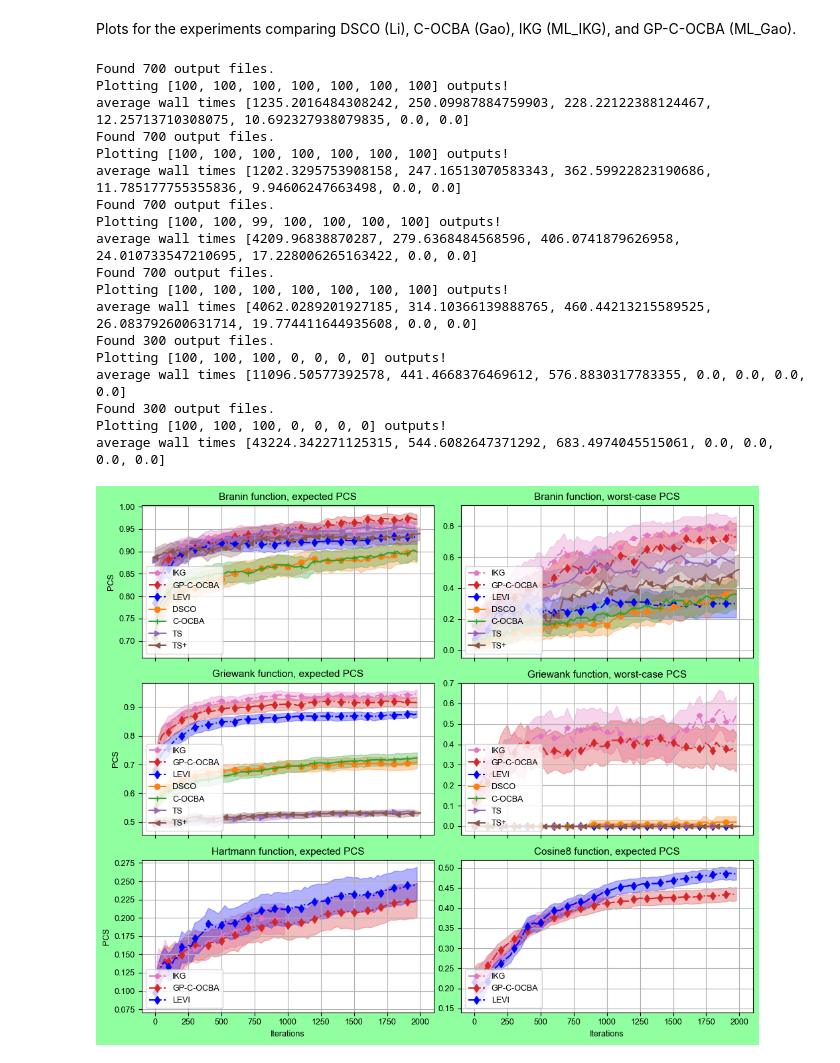
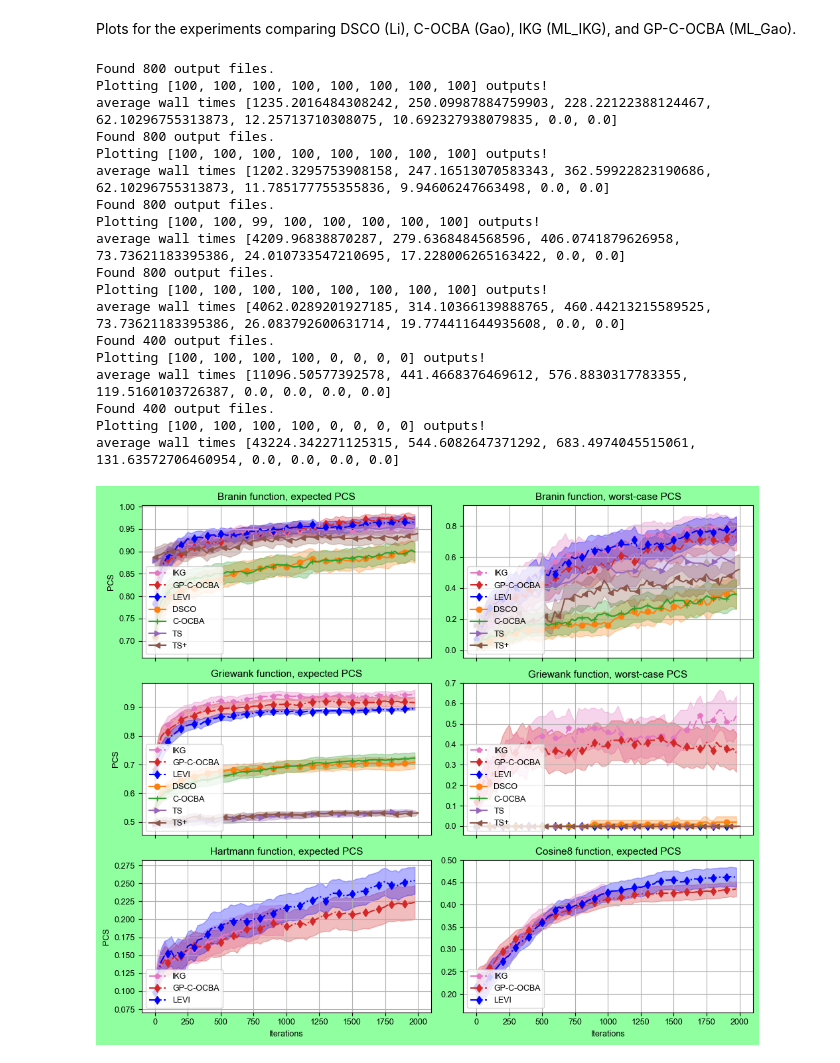
Before and after one commit to saitcakmak/contextual_rs, a Jupyter notebook: experiments/wsc_experiments/analyze_output_new.ipynb, the cells around one changed output. Cells and saved outputs as stored; diff of their text form; code cells hidden in the pictures.

Commit message:
corrected LEVI

```diff
--- a/experiments/wsc_experiments/analyze_output_new.ipynb
+++ b/experiments/wsc_experiments/analyze_output_new.ipynb
@@ -43,6 +43,8 @@ plot_kwargs = {
     "ML_Gao": {"ls": "-.", "marker": "d", "color": u'#d62728'},
 #     "ML_Gao_kde": {"ls": "-.", "marker": "d", "color": "b"},
     "LEVI": {"ls": "-.", "marker": "d", "color": "b"},
+    "LEVI_new": {"ls": "-.", "marker": "d", "color": "b"},
+#     "LEVI_new": {"ls": "-.", "marker": "d", "color": "yellow"},
     "Li": {"marker": "o", "color": u'#ff7f0e'},
     "Gao": {"marker": "+", "color": u'#2ca02c'},
     "TS": {"marker": ">", "color": u'#9467bd'},
@@ -60,7 +62,8 @@ labels = {
     "ML_IKG": "IKG",
     "ML_Gao": "GP-C-OCBA",
 #     "ML_Gao_kde": "GP-C-OCBA-kde",
-    "LEVI": "LEVI",
+#     "LEVI": "LEVI",
+    "LEVI_new": "LEVI",
     "Li": "DSCO",
     "Gao": "C-OCBA",
     "TS": "TS",
@@ -255,49 +258,49 @@ def plot_experiment(
 # figsize = (6, 5.2)
 # figsize = (16, 12)
 figsize = (10, 8.5)
 
 fig, axes = plt.subplots(nrows=3, ncols=2, sharex="all", figsize=figsize)
 
 
 plot_errors = False
 plot_shaded = True
 err_coef = 1.96
 
 # _ = plot_experiment("config_b_3_mean_c", row=0, col=0)
 # _ = plot_experiment("config_h_4_mean_c", row=2, col=0)
 _ = plot_experiment("config_b_3_mean", row=0, col=0)
 _ = plot_experiment("config_b_3_worst", row=0, col=1)
 _ = plot_experiment("config_g_4_mean", row=1, col=0)
 _ = plot_experiment("config_g_4_worst", row=1, col=1)
 _ = plot_experiment("config_h_4_mean", row=2, col=0)
 _ = plot_experiment("config_c_5_mean", row=2, col=1)
 
 for i in range(3):
     axes[i, 0].set_ylabel("PCS")
 for i in range(2):
     axes[2, i].set_xlabel("Iterations")
 
 fig.tight_layout()
 plt.savefig(os.path.join("plots", "combined_plot.pdf"), dpi=300)
 fig.patch.set_facecolor('xkcd:mint green')
 plt.show()
 # %% [output]
-Found 700 output files.
-Plotting [100, 100, 100, 100, 100, 100, 100] outputs!
-average wall times [1235.2016484308242, 250.09987884759903, 228.22122388124467, 12.25713710308075, 10.692327938079835, 0.0, 0.0]
-Found 700 output files.
-Plotting [100, 100, 100, 100, 100, 100, 100] outputs!
-average wall times [1202.3295753908158, 247.16513070583343, 362.59922823190686, 11.785177755355836, 9.94606247663498, 0.0, 0.0]
-Found 700 output files.
-Plotting [100, 100, 99, 100, 100, 100, 100] outputs!
-average wall times [4209.96838870287, 279.6368484568596, 406.0741879626958, 24.010733547210695, 17.228006265163422, 0.0, 0.0]
-Found 700 output files.
-Plotting [100, 100, 100, 100, 100, 100, 100] outputs!
-average wall times [4062.0289201927185, 314.10366139888765, 460.44213215589525, 26.083792600631714, 19.774411644935608, 0.0, 0.0]
-Found 300 output files.
-Plotting [100, 100, 100, 0, 0, 0, 0] outputs!
-average wall times [11096.50577392578, 441.4668376469612, 576.8830317783355, 0.0, 0.0, 0.0, 0.0]
-Found 300 output files.
-Plotting [100, 100, 100, 0, 0, 0, 0] outputs!
-average wall times [43224.342271125315, 544.6082647371292, 683.4974045515061, 0.0, 0.0, 0.0, 0.0]
+Found 800 output files.
+Plotting [100, 100, 100, 100, 100, 100, 100, 100] outputs!
+average wall times [1235.2016484308242, 250.09987884759903, 228.22122388124467, 62.10296755313873, 12.25713710308075, 10.692327938079835, 0.0, 0.0]
+Found 800 output files.
+Plotting [100, 100, 100, 100, 100, 100, 100, 100] outputs!
+average wall times [1202.3295753908158, 247.16513070583343, 362.59922823190686, 62.10296755313873, 11.785177755355836, 9.94606247663498, 0.0, 0.0]
+Found 800 output files.
+Plotting [100, 100, 99, 100, 100, 100, 100, 100] outputs!
+average wall times [4209.96838870287, 279.6368484568596, 406.0741879626958, 73.73621183395386, 24.010733547210695, 17.228006265163422, 0.0, 0.0]
+Found 800 output files.
+Plotting [100, 100, 100, 100, 100, 100, 100, 100] outputs!
+average wall times [4062.0289201927185, 314.10366139888765, 460.44213215589525, 73.73621183395386, 26.083792600631714, 19.774411644935608, 0.0, 0.0]
+Found 400 output files.
+Plotting [100, 100, 100, 100, 0, 0, 0, 0] outputs!
+average wall times [11096.50577392578, 441.4668376469612, 576.8830317783355, 119.5160103726387, 0.0, 0.0, 0.0, 0.0]
+Found 400 output files.
+Plotting [100, 100, 100, 100, 0, 0, 0, 0] outputs!
+average wall times [43224.342271125315, 544.6082647371292, 683.4974045515061, 131.63572706460954, 0.0, 0.0, 0.0, 0.0]
-[figure, old version]
+[figure, new version]
```
Also changed, not shown: 8 other files.
